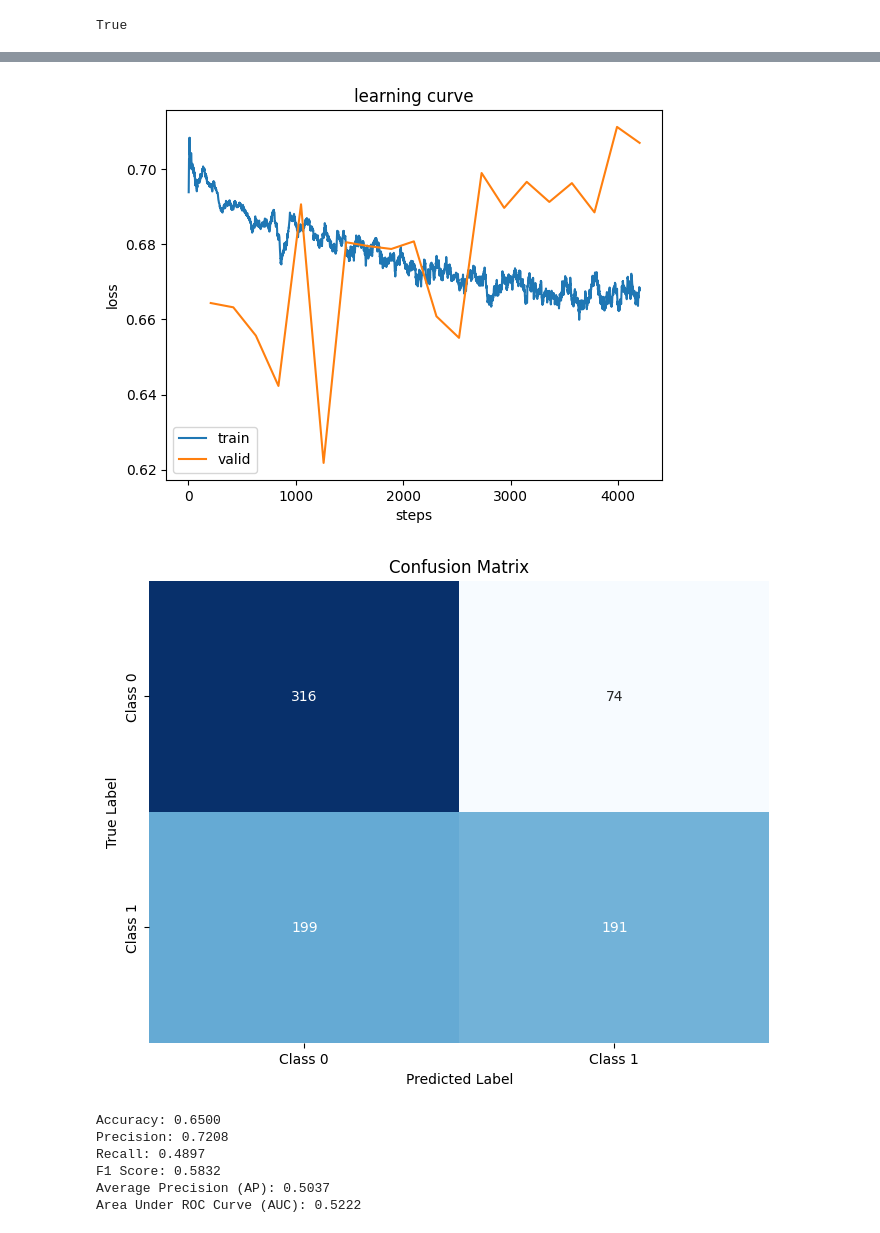
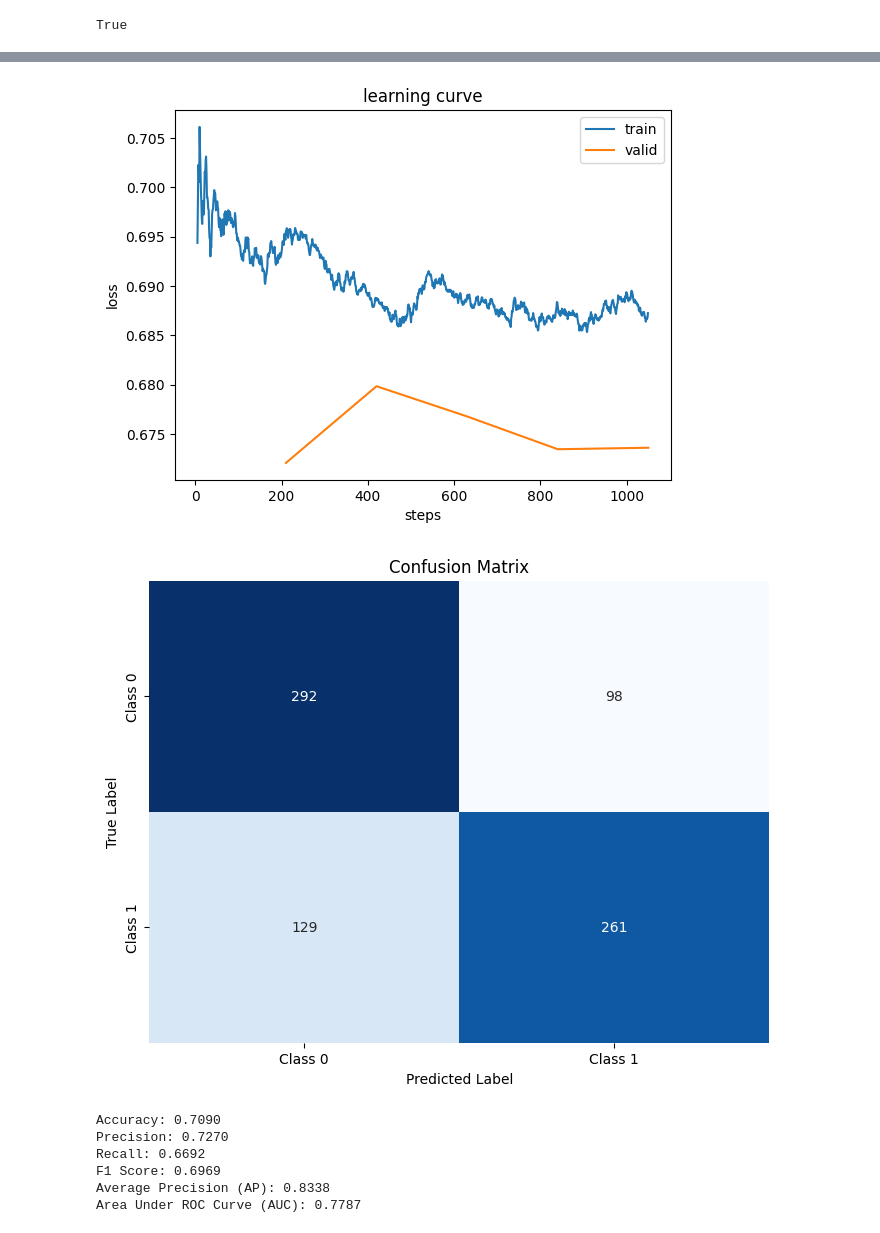
Before and after one commit to noorwertheim/Master-Thesis, a Jupyter notebook: notebooks/resnet.ipynb, the cells around one changed output, grey strips where cells are left out. Cells and saved outputs as stored; diff of their text form; code cells hidden in the pictures.

```diff
--- a/notebooks/resnet.ipynb
+++ b/notebooks/resnet.ipynb
@@ -164,10 +236,10 @@ True
 # %%
 
-'''MY DATA'''
-train_dir = os.path.join(univariate_data_path, "target_univariate_train.npy")
+'''MY DATA + class weights'''
+train_dir = os.path.join(univariate_data_path, "target_univariate_no_PCA_train.npy")
 train_data = np.load(train_dir, allow_pickle=True)
 # train_data = pd.DataFrame(train_data)
-test_dir = os.path.join(univariate_data_path, "target_univariate_test.npy")
+test_dir = os.path.join(univariate_data_path, "target_univariate_no_PCA_test.npy")
 test_data = np.load(test_dir, allow_pickle=True)
 # test_data = pd.DataFrame(test_data)
 print(len(train_data))
@@ -175,6 +247,7 @@ print(len(test_data))
 print(train_data[0])
 from torch.utils.data import DataLoader, TensorDataset, random_split
 from sklearn.utils.class_weight import compute_class_weight
+from fastai.losses import CrossEntropyLossFlat
 
 from collections import Counter
 
@@ -224,7 +297,7 @@ test_loader = DataLoader(test_dataset, batch_size=batch_size, shuffle=False)
 
 
 
-'''CROSSENTROPY LOSS'''
+'''CROSSENTROPY LOSS + CLASS WEIGHTS'''
 from tsai.models import ResNet
 from tsai.models.ResNet import ResNet
 from fastai.metrics import accuracy
@@ -246,15 +319,23 @@ dls = DataLoaders.from_dsets(
 # Define model
 model = ResNet(1, 2)
 
-# Create Learner
-learn = Learner(dls, model, loss_func=torch.nn.CrossEntropyLoss(), metrics=accuracy)
+# Calculate class weights
+class_weights = compute_class_weight(class_weight='balanced', classes=np.unique(train_labels), y=train_labels)
+class_weights_tensor = torch.tensor(class_weights, dtype=torch.float32).to(device)
+
+# Use weighted loss
+# loss_func = CrossEntropyLossFlat(weight=class_weights_tensor) # CrossEntropyLossFlat
+loss_func=torch.nn.CrossEntropyLoss(weight=class_weights_tensor)
+# Replace your loss function in the learner
+learn = Learner(dls, model, loss_func=loss_func, metrics=accuracy)
+
 
 # Optionally convert model to FP32 (if it was FP16 before), and ensure model is on correct device
 learn.model.to(device)
 
 learn.dls.to(device)
 # Train
-learn.fit_one_cycle(10, 1e-5)
+learn.fit_one_cycle(5, 1e-5)
 
 
 learn.recorder.plot_loss()  # Plot loss curves (training and validation loss)
@@ -682,7 +567,7 @@ learn.model.to(device)
 
 learn.dls.to(device)
 # Train
-learn.fit_one_cycle(20, 1e-5)
+learn.fit_one_cycle(5, 1e-6)
 
 
 learn.recorder.plot_loss()  # Plot loss curves (training and validation loss)
@@ -776,9 +650,9 @@ torch.Size([6720])
 [interactive output not drawn]
-[figure, old version]
+[figure, new version]
-[figure, old version]
+[figure, new version]
-Accuracy: 0.6500
-Precision: 0.7208
-Recall: 0.4897
-F1 Score: 0.5832
-Average Precision (AP): 0.5037
-Area Under ROC Curve (AUC): 0.5222
+Accuracy: 0.7090
+Precision: 0.7270
+Recall: 0.6692
+F1 Score: 0.6969
+Average Precision (AP): 0.8338
+Area Under ROC Curve (AUC): 0.7787
```
Also changed, not shown: parts of 5 cells of this notebook, 8 other files.
